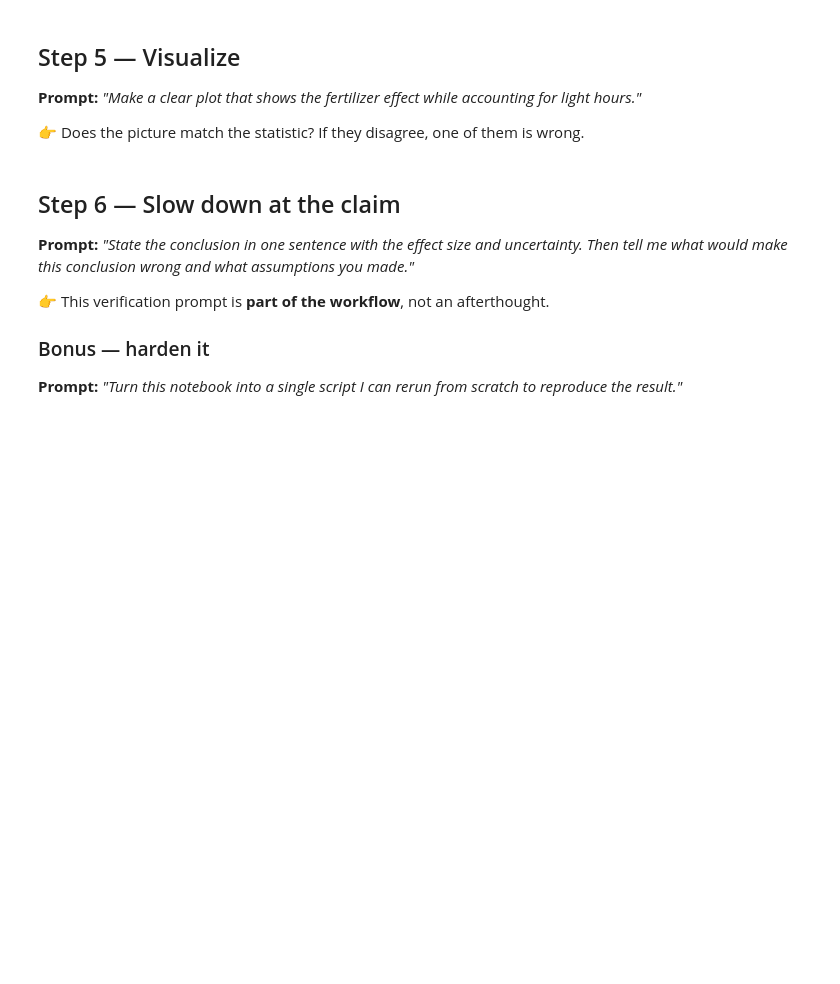
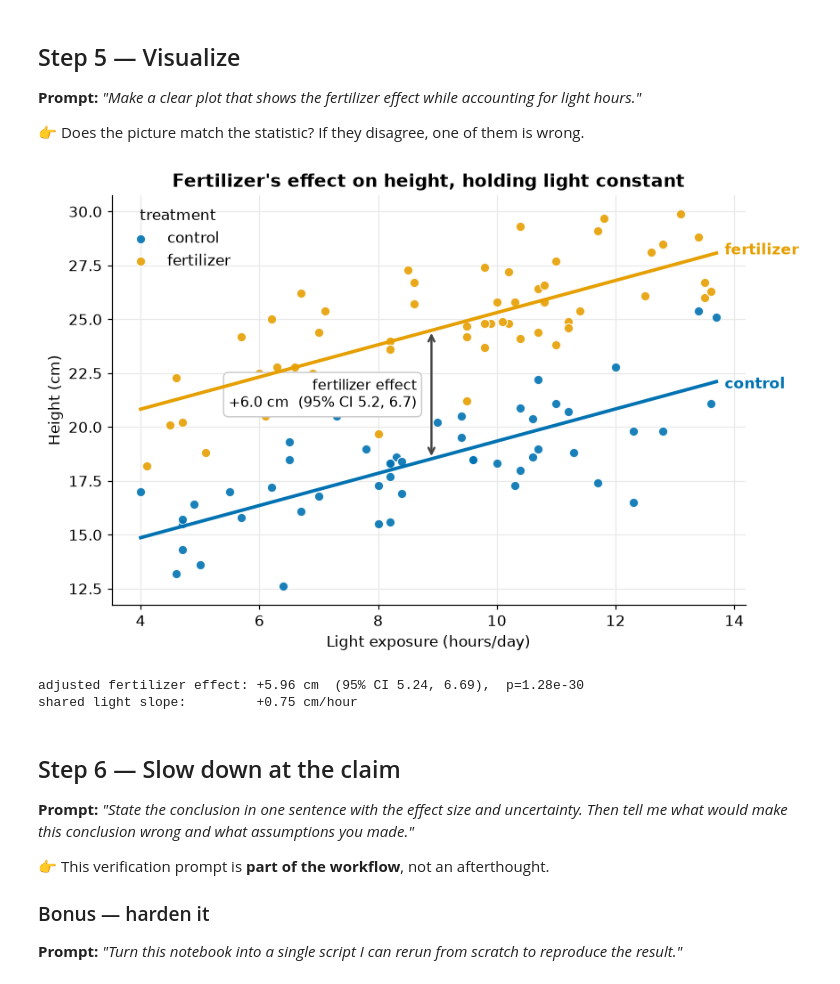
Before and after one commit to wazaahhh/vibe-coding-crash-course, a Jupyter notebook: demo/notebook_starter.ipynb, the cells around one changed output. Cells and saved outputs as stored; diff of their text form; code cells hidden in the pictures; blank space fills up the shorter version.

```diff
--- a/demo/notebook_starter.ipynb
+++ b/demo/notebook_starter.ipynb
@@ -33,6 +112,75 @@ Some `height_cm` values are ~10x too large — a few rows were recorded in **mil
 **Prompt:** *"Make a clear plot that shows the fertilizer effect while accounting for light hours."*
 
 👉 Does the picture match the statistic? If they disagree, one of them is wrong.
+# %%
+# --- Step 5: visualize the fertilizer effect, accounting for light hours ---
+# Reproduces the cleaning from Steps 2-3 so this cell runs standalone.
+import numpy as np, pandas as pd
+import matplotlib.pyplot as plt
+import statsmodels.formula.api as smf
+
+df = pd.read_csv("data/plant_growth.csv")
+df["treatment"] = df["treatment"].str.strip().str.lower()          # fix 'Fertilizer' casing
+mm = df["height_cm"] > 60                                           # ~10x too big => mm recorded as cm
+df.loc[mm, "height_cm"] = df.loc[mm, "height_cm"] / 10              # unit fix (Step 2)
+df = df.dropna(subset=["light_hours", "height_cm"]).reset_index(drop=True)  # drop missing (Step 3)
+
+# ANCOVA / parallel-slopes: height ~ light + treatment. The coefficient on
+# fertilizer is the effect *holding light constant* -> the vertical gap between
+# the two lines. NB: read params by NAME, not position (statsmodels orders them
+# Intercept, treatment, light_hours -- easy to swap by accident).
+m = smf.ols("height_cm ~ light_hours + C(treatment, Treatment('control'))", data=df).fit()
+fert_term = [c for c in m.params.index if "fertilizer" in c][0]
+eff    = m.params[fert_term]
+lo, hi = m.conf_int().loc[fert_term]
+b0, b1 = m.params["Intercept"], m.params["light_hours"]
+
+CTRL, FERT = "#0072B2", "#E69F00"              # CVD-safe categorical pair (validated)
+colors = {"control": CTRL, "fertilizer": FERT}
+
+plt.rcParams.update({"figure.dpi": 110, "font.size": 11})
+fig, ax = plt.subplots(figsize=(8, 5.2))
+
+for t, g in df.groupby("treatment"):
+    ax.scatter(g["light_hours"], g["height_cm"], s=46, c=colors[t],
+               edgecolor="white", linewidth=0.8, alpha=0.9, zorder=3, label=t)
+
+xs = np.linspace(df["light_hours"].min(), df["light_hours"].max(), 100)
+ax.plot(xs, b0 + b1*xs,       color=CTRL, lw=2.5, zorder=4)         # control line
+ax.plot(xs, b0 + eff + b1*xs, color=FERT, lw=2.5, zorder=4)         # fertilizer line (parallel)
+
+# direct labels -> identity is never carried by color alone
+xr = xs[-1]
+ax.annotate("control",    (xr, b0 + b1*xr),       color=CTRL, fontweight="bold",
+            xytext=(6, -2), textcoords="offset points", va="center")
+ax.annotate("fertilizer", (xr, b0 + eff + b1*xr), color=FERT, fontweight="bold",
+            xytext=(6, 2),  textcoords="offset points", va="center")
+
+# the gap = adjusted fertilizer effect
+xm = xs[len(xs)//2]
+yc, yf = b0 + b1*xm, b0 + eff + b1*xm
+ax.annotate("", (xm, yf), (xm, yc), arrowprops=dict(arrowstyle="<->", color="#444", lw=1.6))
+ax.text(xm - 0.25, (yc+yf)/2,
+        f"fertilizer effect\n{eff:+.1f} cm  (95% CI {lo:.1f}, {hi:.1f})",
+        ha="right", va="center", fontsize=10.5,
+        bbox=dict(boxstyle="round,pad=0.35", fc="white", ec="#ccc"))
+
+ax.set_xlabel("Light exposure (hours/day)")
+ax.set_ylabel("Height (cm)")
+ax.set_title("Fertilizer's effect on height, holding light constant", fontweight="bold")
+ax.grid(True, color="#e9e9e9", lw=0.8, zorder=0)
+for s in ("top", "right"):
+    ax.spines[s].set_visible(False)
+ax.legend(title="treatment", frameon=False, loc="upper left")
+fig.tight_layout()
+plt.show()
+
+print(f"adjusted fertilizer effect: {eff:+.2f} cm  (95% CI {lo:.2f}, {hi:.2f}),  p={m.pvalues[fert_term]:.3g}")
+print(f"shared light slope:         {b1:+.2f} cm/hour")
+# %% [output]
+[figure, added]
+adjusted fertilizer effect: +5.96 cm  (95% CI 5.24, 6.69),  p=1.28e-30
+shared light slope:         +0.75 cm/hour
 # %% [markdown]
 ## Step 6 — Slow down at the claim
 **Prompt:** *"State the conclusion in one sentence with the effect size and uncertainty. Then tell me what would make this conclusion wrong and what assumptions you made."*
```
Also changed, not shown: parts of 2 cells of this notebook, 15 other files.
